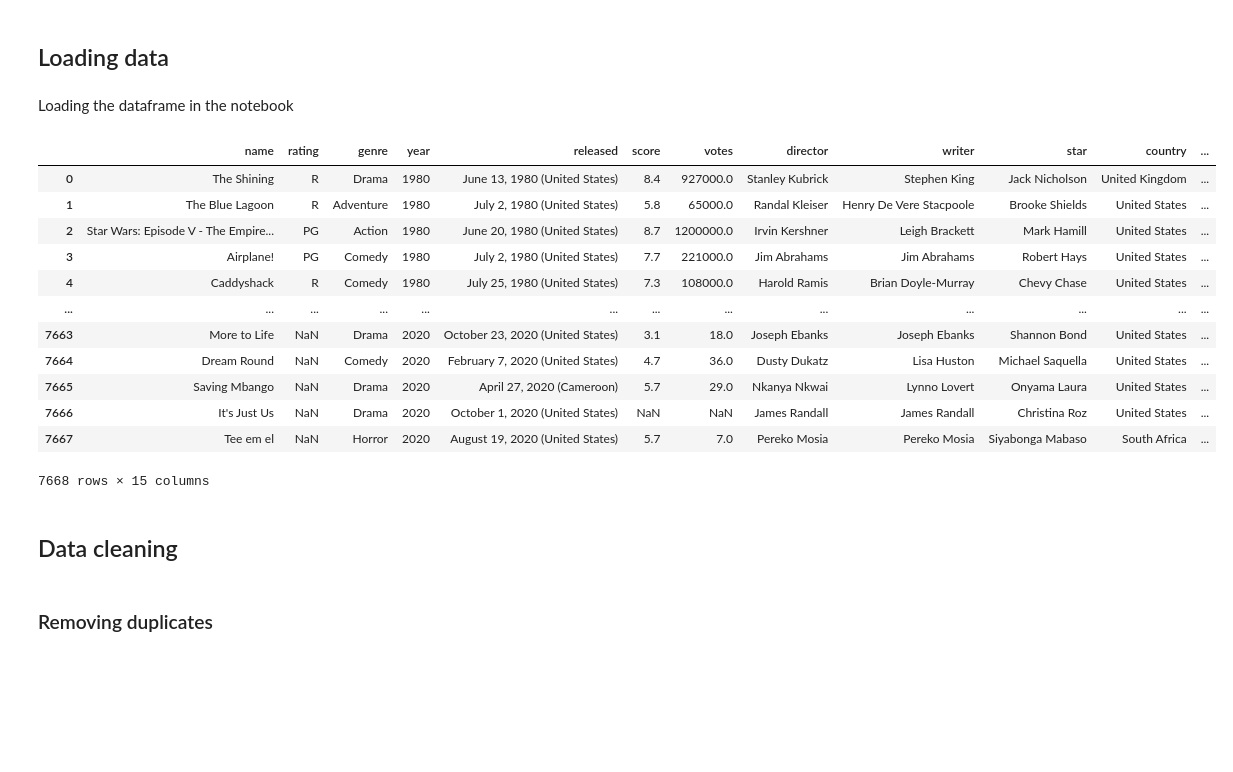
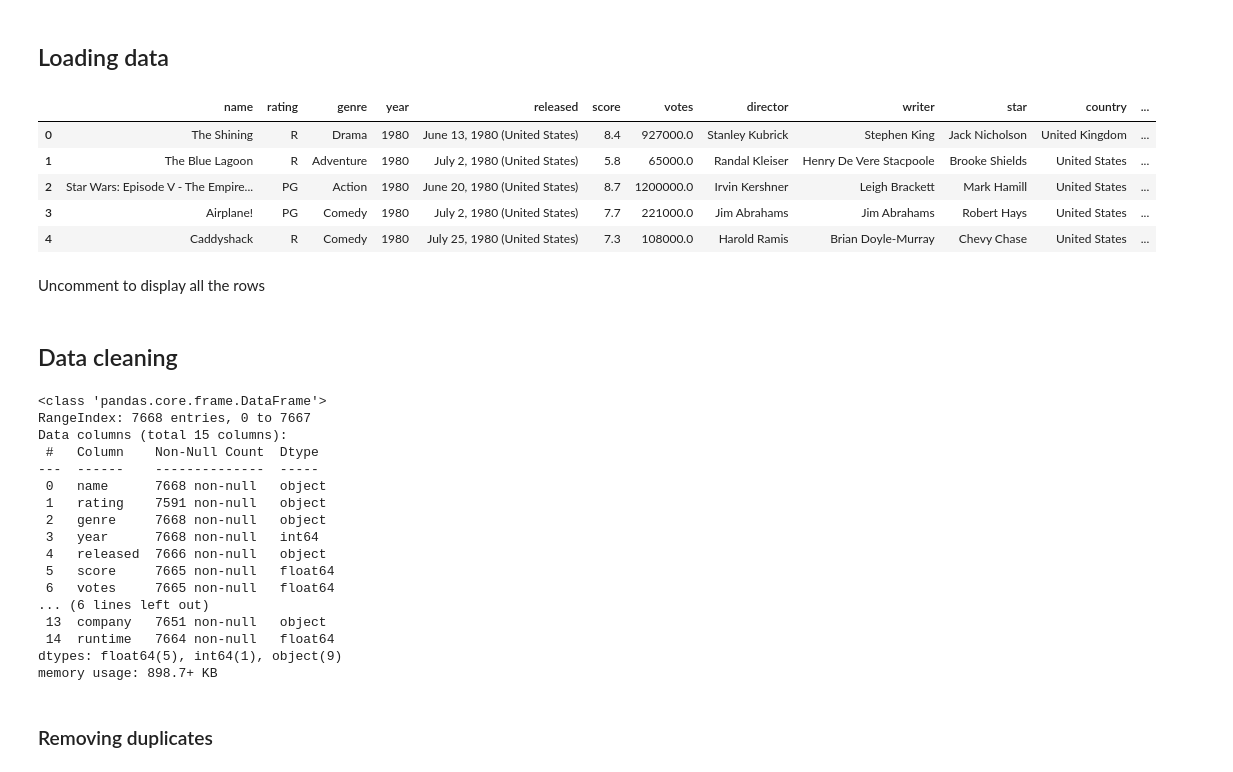
Before and after one commit to NtapeKnoxSiwale/Data-Analysis-Project-Portfolio, a Jupyter notebook: correlation_analysis/movies_correlation_analysis.ipynb, the cells around one changed output. Saved outputs shown, nothing was run; the diff lists cells and outputs as text; code cells hidden in the pictures; blank space fills up the shorter version.

```diff
--- a/correlation_analysis/movies_correlation_analysis.ipynb
+++ b/correlation_analysis/movies_correlation_analysis.ipynb
@@ -22,24 +25,17 @@ matplotlib.rcParams['figure.figsize'] = (12, 8)
 pd.options.mode.chained_assignment = None
 # %% [markdown]
 ## Loading data
-# %% [markdown]
-Loading the dataframe in the notebook
 # %%
 file_path = '../data/movies.csv'
 movies = pd.read_csv(file_path)
-movies
+movies.head()
 # %% [output]
 |  | name | rating | genre | year | released | score | votes | director | writer | star | country | ... |
 | 0 | The Shining | R | Drama | 1980 | June 13, 1980 (United States) | 8.4 | 927000.0 | Stanley Kubrick | Stephen King | Jack Nicholson | United Kingdom | ... |
 | 1 | The Blue Lagoon | R | Adventure | 1980 | July 2, 1980 (United States) | 5.8 | 65000.0 | Randal Kleiser | Henry De Vere Stacpoole | Brooke Shields | United States | ... |
 | 2 | Star Wars: Episode V - The Empire... | PG | Action | 1980 | June 20, 1980 (United States) | 8.7 | 1200000.0 | Irvin Kershner | Leigh Brackett | Mark Hamill | United States | ... |
 | 3 | Airplane! | PG | Comedy | 1980 | July 2, 1980 (United States) | 7.7 | 221000.0 | Jim Abrahams | Jim Abrahams | Robert Hays | United States | ... |
 | 4 | Caddyshack | R | Comedy | 1980 | July 25, 1980 (United States) | 7.3 | 108000.0 | Harold Ramis | Brian Doyle-Murray | Chevy Chase | United States | ... |
-| ... | ... | ... | ... | ... | ... | ... | ... | ... | ... | ... | ... | ... |
-| 7663 | More to Life | NaN | Drama | 2020 | October 23, 2020 (United States) | 3.1 | 18.0 | Joseph Ebanks | Joseph Ebanks | Shannon Bond | United States | ... |
-| 7664 | Dream Round | NaN | Comedy | 2020 | February 7, 2020 (United States) | 4.7 | 36.0 | Dusty Dukatz | Lisa Huston | Michael Saquella | United States | ... |
-| 7665 | Saving Mbango | NaN | Drama | 2020 | April 27, 2020 (Cameroon) | 5.7 | 29.0 | Nkanya Nkwai | Lynno Lovert | Onyama Laura | United States | ... |
-| 7666 | It's Just Us | NaN | Drama | 2020 | October 1, 2020 (United States) | NaN | NaN | James Randall | James Randall | Christina Roz | United States | ... |
-| 7667 | Tee em el | NaN | Horror | 2020 | August 19, 2020 (United States) | 5.7 | 7.0 | Pereko Mosia | Pereko Mosia | Siyabonga Mabaso | South Africa | ... |
-7668 rows × 15 columns
+# %% [markdown]
+Uncomment to display all the rows
 # %%
@@ -47,6 +42,26 @@ movies
 # pd.set_option('display.max_rows', None)
 # %% [markdown]
 ## Data cleaning
+# %%
+movies.info()
+# %% [output]
+<class 'pandas.core.frame.DataFrame'>
+RangeIndex: 7668 entries, 0 to 7667
+Data columns (total 15 columns):
+ #   Column    Non-Null Count  Dtype
+---  ------    --------------  -----
+ 0   name      7668 non-null   object
+ 1   rating    7591 non-null   object
+ 2   genre     7668 non-null   object
+ 3   year      7668 non-null   int64
+ 4   released  7666 non-null   object
+ 5   score     7665 non-null   float64
+ 6   votes     7665 non-null   float64
+... (6 lines left out)
+ 13  company   7651 non-null   object
+ 14  runtime   7664 non-null   float64
+dtypes: float64(5), int64(1), object(9)
+memory usage: 898.7+ KB
 # %% [markdown]
 ### Removing duplicates
 # %%
```
Also changed, not shown: parts of 22 cells of this notebook, 1 other file.
